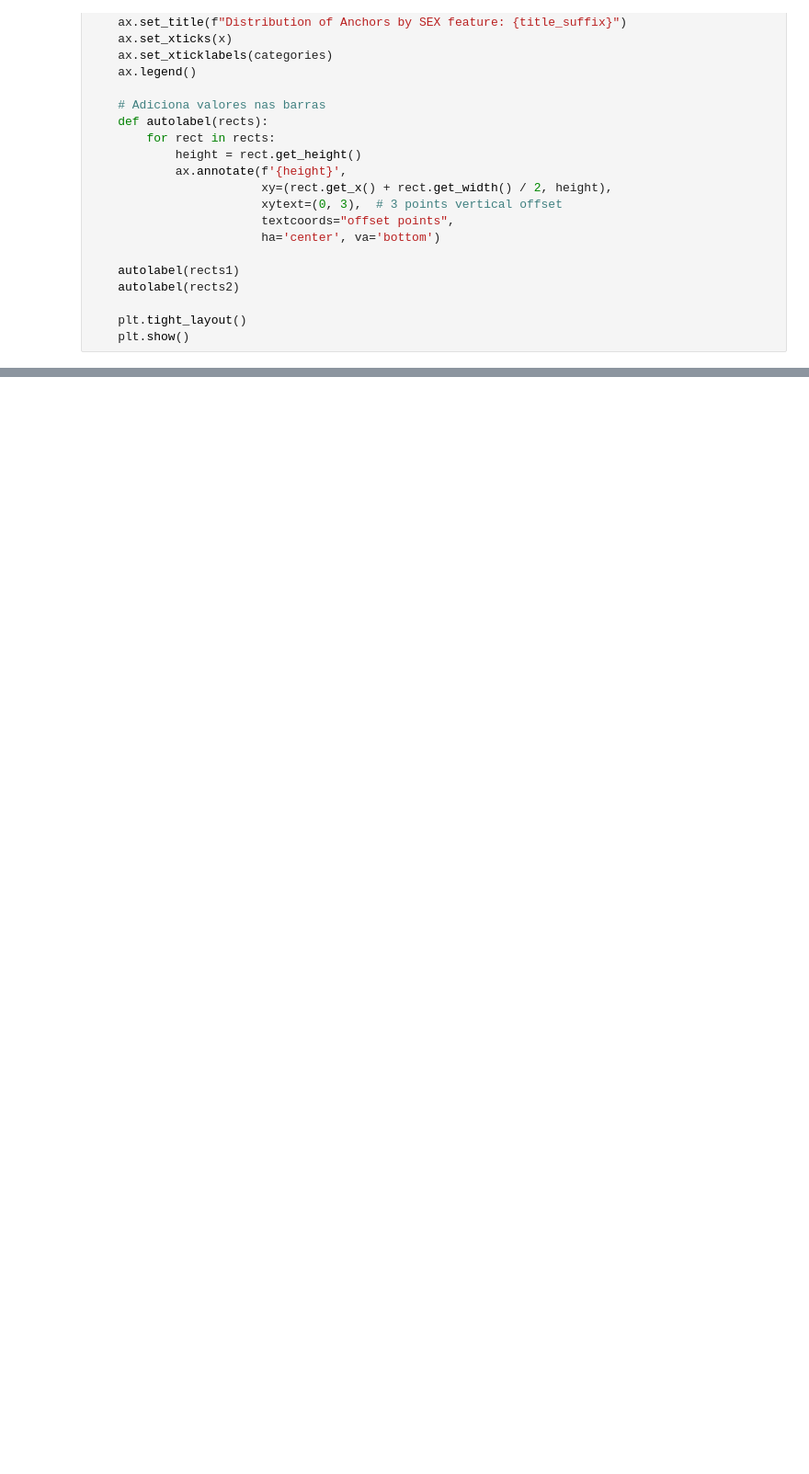
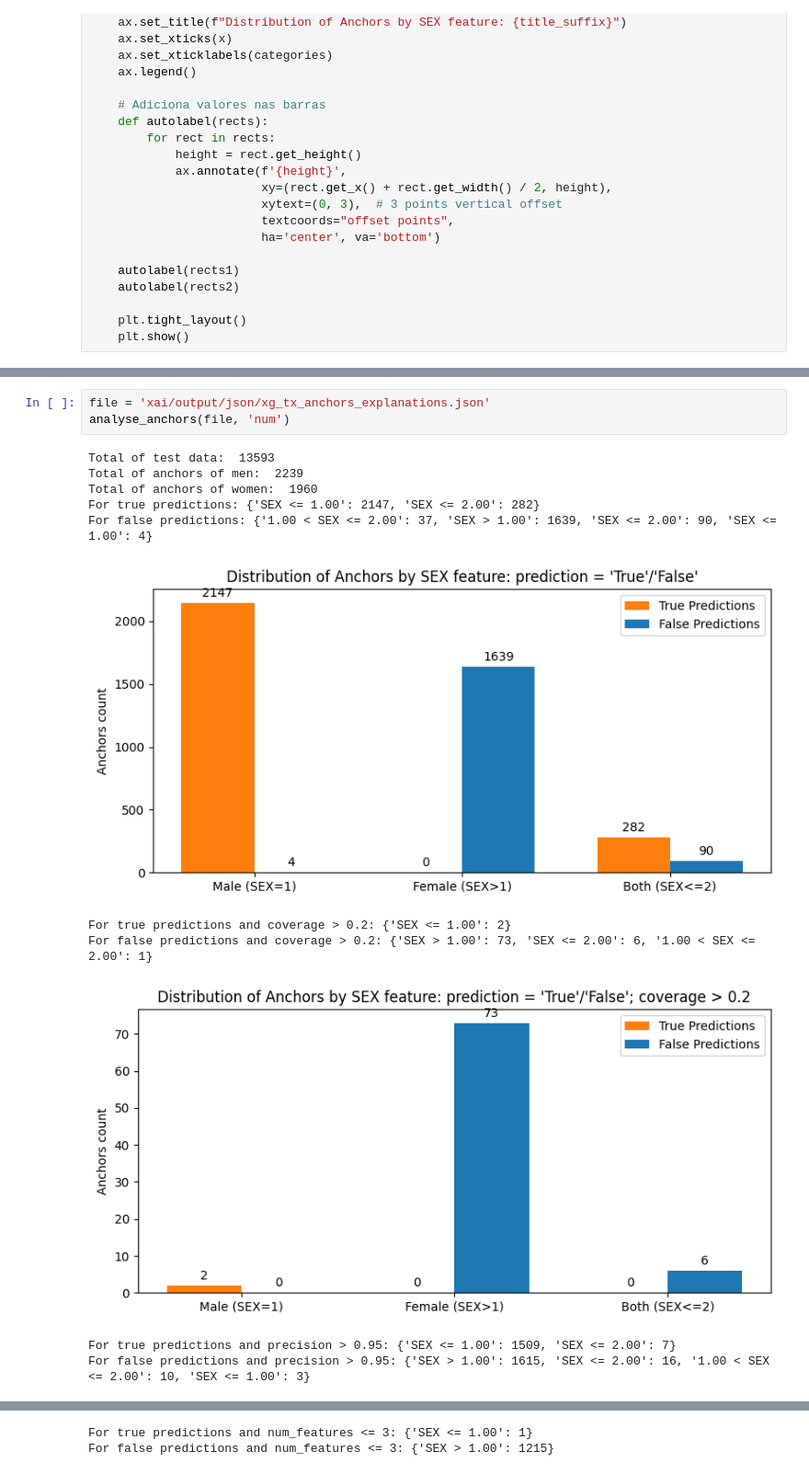
Before and after one commit to luana-garcia/stage-xai, a Jupyter notebook: notebooks/Anchors_Analysis.ipynb, the cells around one changed output, grey strips where cells are left out. Shown at 92% size. Drawn from its saved outputs; the diff is of its cells as text; blank space fills up the shorter version.

```diff
--- a/notebooks/Anchors_Analysis.ipynb
+++ b/notebooks/Anchors_Analysis.ipynb
@@ -205,0 +228,15 @@ def analyse_anchors(cond = [], cond_value = []):
+# %%
+file = 'xai/output/json/xg_tx_anchors_explanations.json'
+analyse_anchors(file, 'num')
+# %% [output]
+Total of test data:  13593
+Total of anchors of men:  2239
+Total of anchors of women:  1960
+For true predictions: {'SEX <= 1.00': 2147, 'SEX <= 2.00': 282}
+For false predictions: {'1.00 < SEX <= 2.00': 37, 'SEX > 1.00': 1639, 'SEX <= 2.00': 90, 'SEX <= 1.00': 4}
+[figure, added]
+For true predictions and coverage > 0.2: {'SEX <= 1.00': 2}
+For false predictions and coverage > 0.2: {'SEX > 1.00': 73, 'SEX <= 2.00': 6, '1.00 < SEX <= 2.00': 1}
+[figure, added]
+For true predictions and precision > 0.95: {'SEX <= 1.00': 1509, 'SEX <= 2.00': 7}
+For false predictions and precision > 0.95: {'SEX > 1.00': 1615, 'SEX <= 2.00': 16, '1.00 < SEX <= 2.00': 10, 'SEX <= 1.00': 3}
@@ -205,0 +244,2 @@ def analyse_anchors(cond = [], cond_value = []):
+For true predictions and num_features <= 3: {'SEX <= 1.00': 1}
+For false predictions and num_features <= 3: {'SEX > 1.00': 1215}
```
Also changed, not shown: parts of 38 cells of this notebook.
